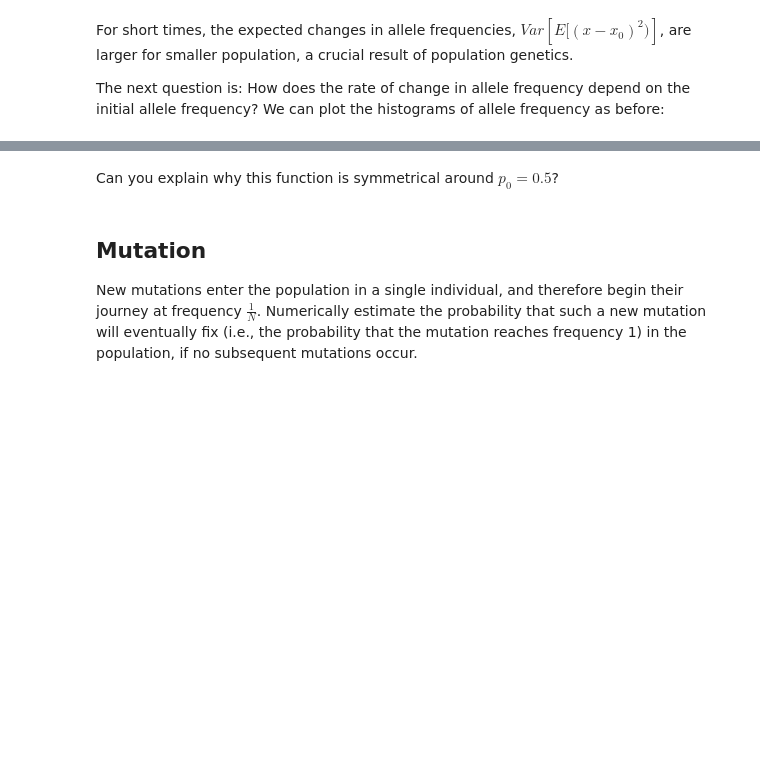
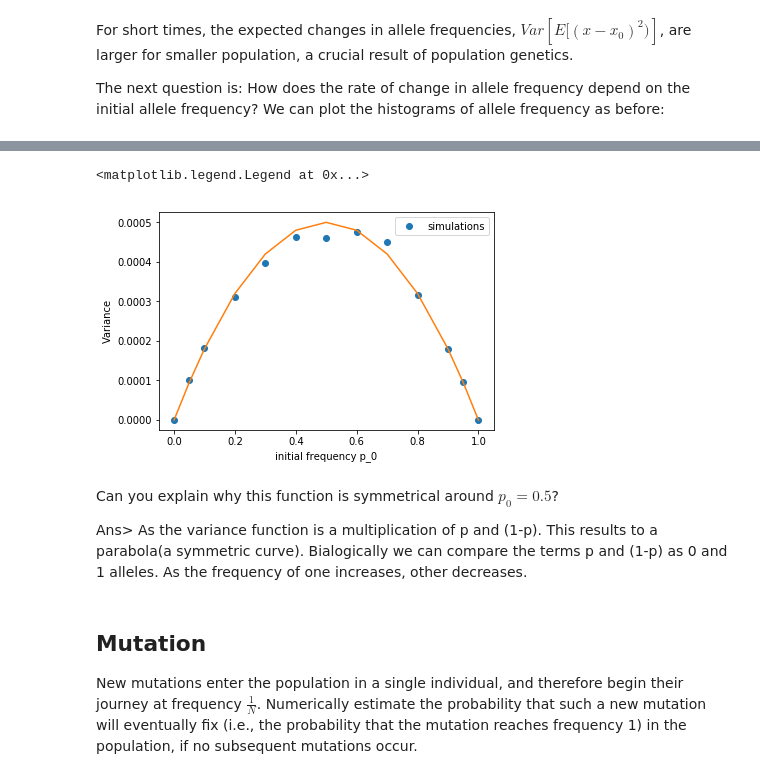
Before and after one commit to Nairit11/C3G-WarmUp, a Jupyter notebook: Wright-Fisher.ipynb, the cells around one changed output, grey strips where cells are left out. Saved outputs shown, nothing was run; the diff lists cells and outputs as text; code cells hidden in the pictures; blank space fills up the shorter version.

```diff
--- a/Wright-Fisher.ipynb
+++ b/Wright-Fisher.ipynb
@@ -493,12 +550,21 @@ Can you come up with a simple function that has these values? Hint: it's simpler
 # %%
 ### 22
 plt.plot(np.array(p0_list), variances, 'o', label="simulations")
-plt.plot(np.array(p0_list), ..., '-', label="theory")  # Your theory.
+# Your theory.
+p0_array=np.array(p0_list)
+variance=np.array(p0_array*(1-p0_array)/nInd)
+plt.plot(p0_array, variance, '-')
+# We observe that our function almost matches the simulation
 plt.ylabel("Variance")
 plt.xlabel(r"initial frequency p_0")
 plt.legend()
+# %% [output]
+<matplotlib.legend.Legend at 0x...>
+[figure, added]
-# %% [markdown]
-Can you explain why this function is symmetrical around $p_0=0.5$?
+# %% [markdown]
+Can you explain why this function is symmetrical around $p_0=0.5$?
+
+Ans> As the variance function is a multiplication of p and (1-p). This results to a parabola(a symmetric curve). Bialogically we can compare the terms p and (1-p) as 0 and 1 alleles. As the frequency of one increases, other decreases.
 # %% [markdown]
 ## Mutation
 New mutations enter the population in a single individual, and therefore begin their journey at frequency $\frac{1}{N}$. Numerically estimate the probability that such a new mutation will eventually fix (i.e., the probability that the mutation reaches frequency 1) in the population, if no subsequent mutations occur.
```
Also changed, not shown: parts of 23 cells of this notebook.
